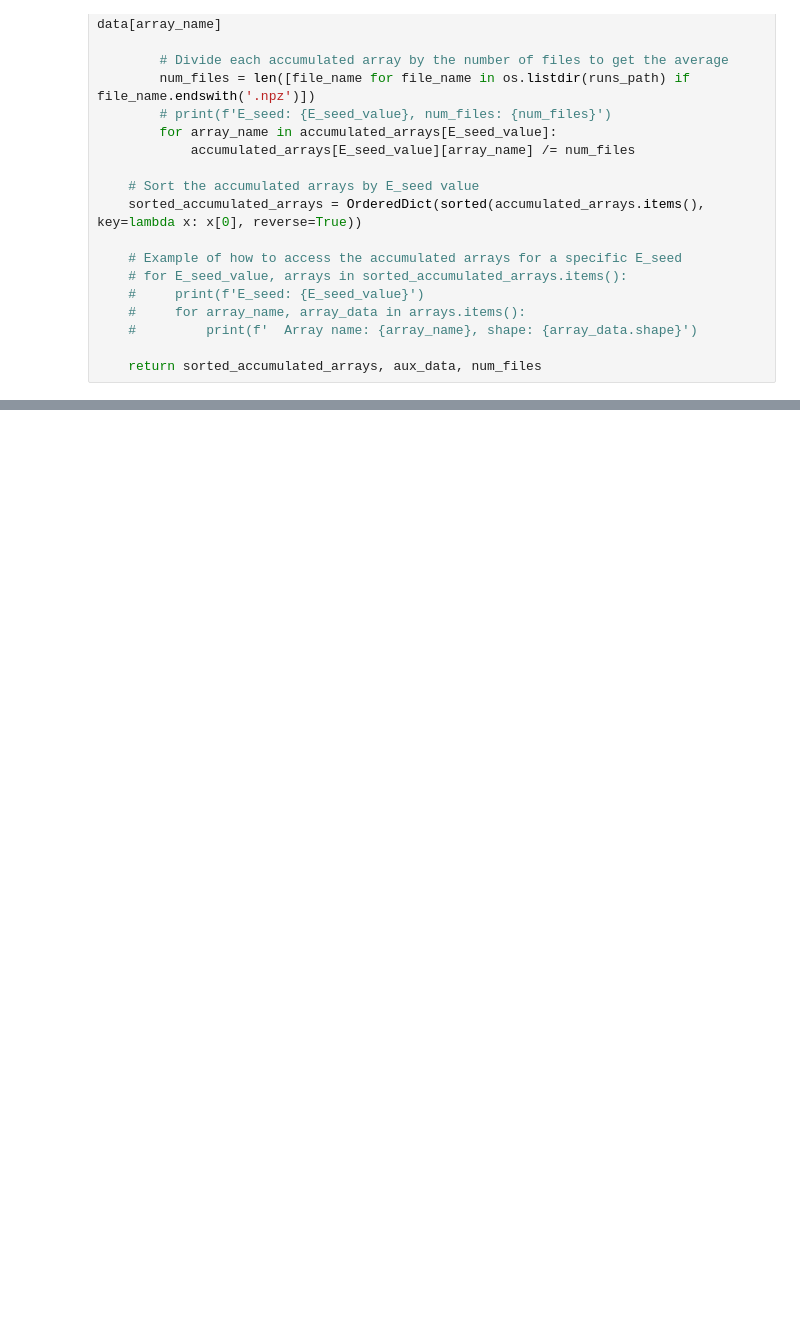
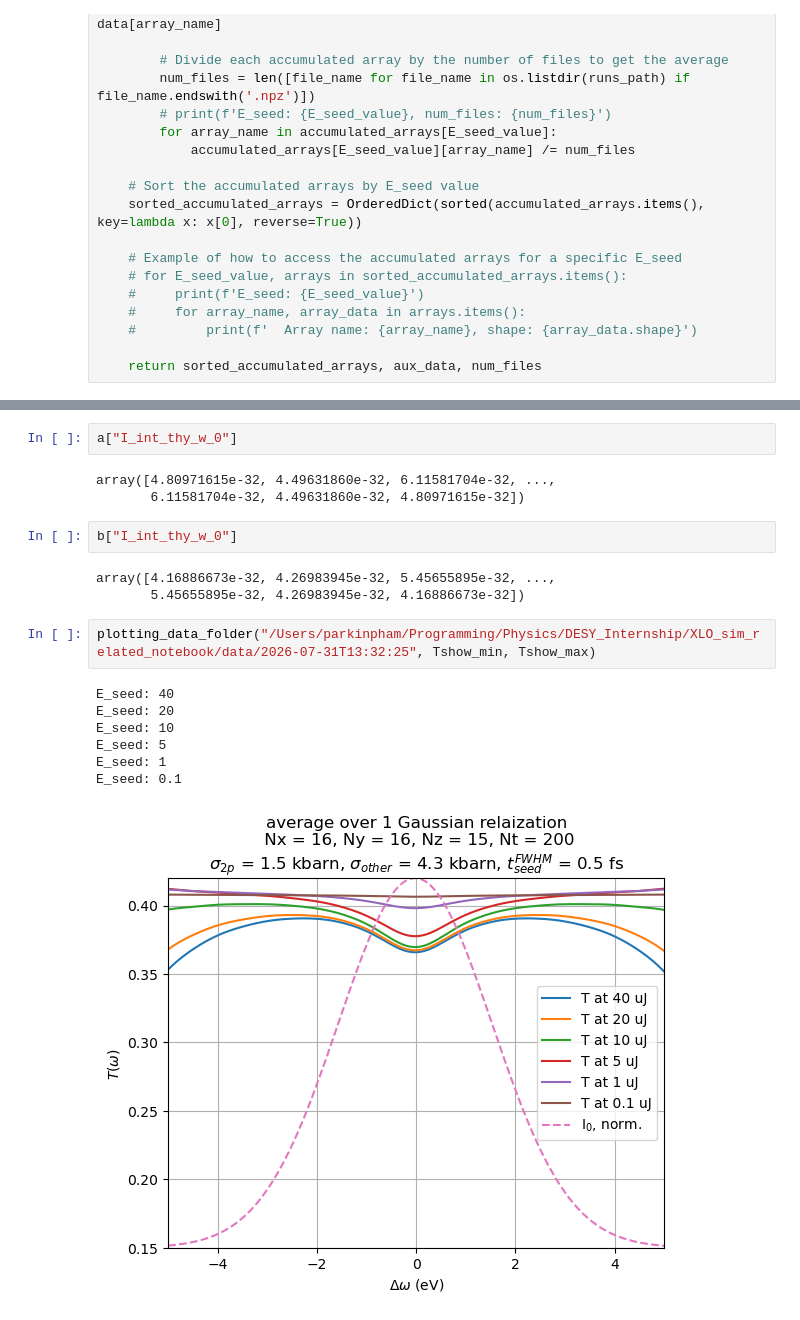
Before and after one commit to P4GAN/Cu-RSA-XFEL-Simulation, a Jupyter notebook: Cu-RSA-v1.ipynb, the cells around one changed output, grey strips where cells are left out. Saved outputs shown, nothing was run; the diff lists cells and outputs as text; blank space fills up the shorter version.

```diff
--- a/Cu-RSA-v1.ipynb
+++ b/Cu-RSA-v1.ipynb
@@ -359,0 +489,20 @@ E_seed: 0.1
+# %%
+a["I_int_thy_w_0"]
+# %% [output]
+array([4.80971615e-32, 4.49631860e-32, 6.11581704e-32, ...,
+       6.11581704e-32, 4.49631860e-32, 4.80971615e-32])
+# %%
+b["I_int_thy_w_0"]
+# %% [output]
+array([4.16886673e-32, 4.26983945e-32, 5.45655895e-32, ...,
+       5.45655895e-32, 4.26983945e-32, 4.16886673e-32])
+# %%
+plotting_data_folder("/Users/parkinpham/Programming/Physics/DESY_Internship/XLO_sim_related_notebook/data/2026-07-31T13:32:25", Tshow_min, Tshow_max)
+# %% [output]
+E_seed: 40
+E_seed: 20
+E_seed: 10
+E_seed: 5
+E_seed: 1
+E_seed: 0.1
+[figure, added]
```
Also changed, not shown: parts of 8 cells of this notebook, 11 other files.
